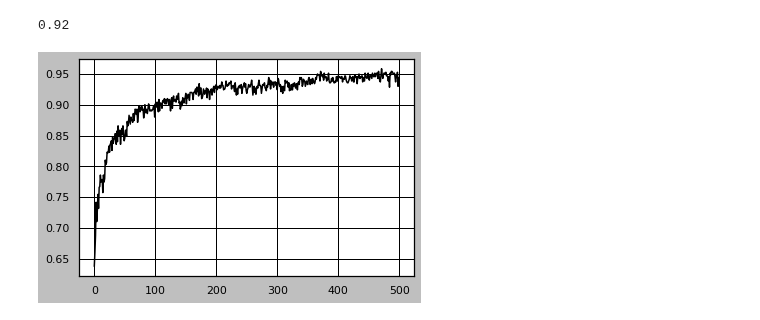
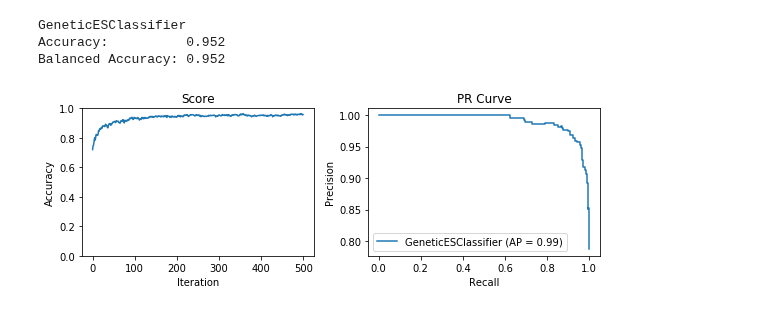
Before and after one commit to EvanLavender13/cs613-final-project, a Jupyter notebook: classification.ipynb, the cells around one changed output. Saved outputs shown, nothing was run; the diff lists cells and outputs as text; code cells hidden in the pictures.

```diff
--- a/classification.ipynb
+++ b/classification.ipynb
@@ -50,10 +75,12 @@ es_model.score(X_test, y_test)
+# %%
+plot_model(es_model, 500, X_test, y_test)
+# %% [output]
+GeneticESClassifier
+Accuracy:          0.952
+Balanced Accuracy: 0.952
+[figure, added]
 # %%
 from algorithms import NaturalESClassifier
 
 es_model = NaturalESClassifier(objective=CrossEntropyObjective(), n_iter=500, random_state=0)
-es_model.fit(X_train, y_train)
-plt.plot(range(500), es_model.history_)
-es_model.score(X_test, y_test)
+es_model.fit(X_train, y_train);
-# %% [output]
-0.92
-[figure, removed]
```
Also changed, not shown: parts of 11 cells of this notebook, 20 other files.
